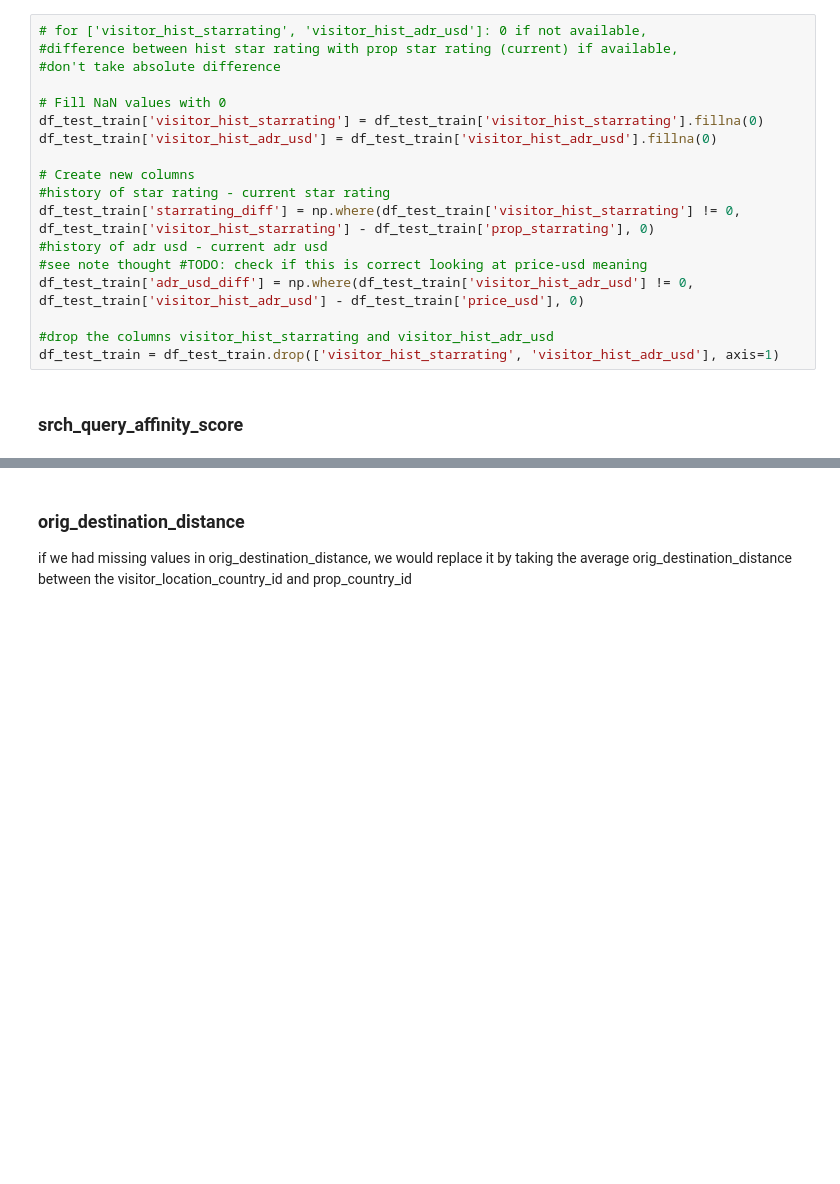
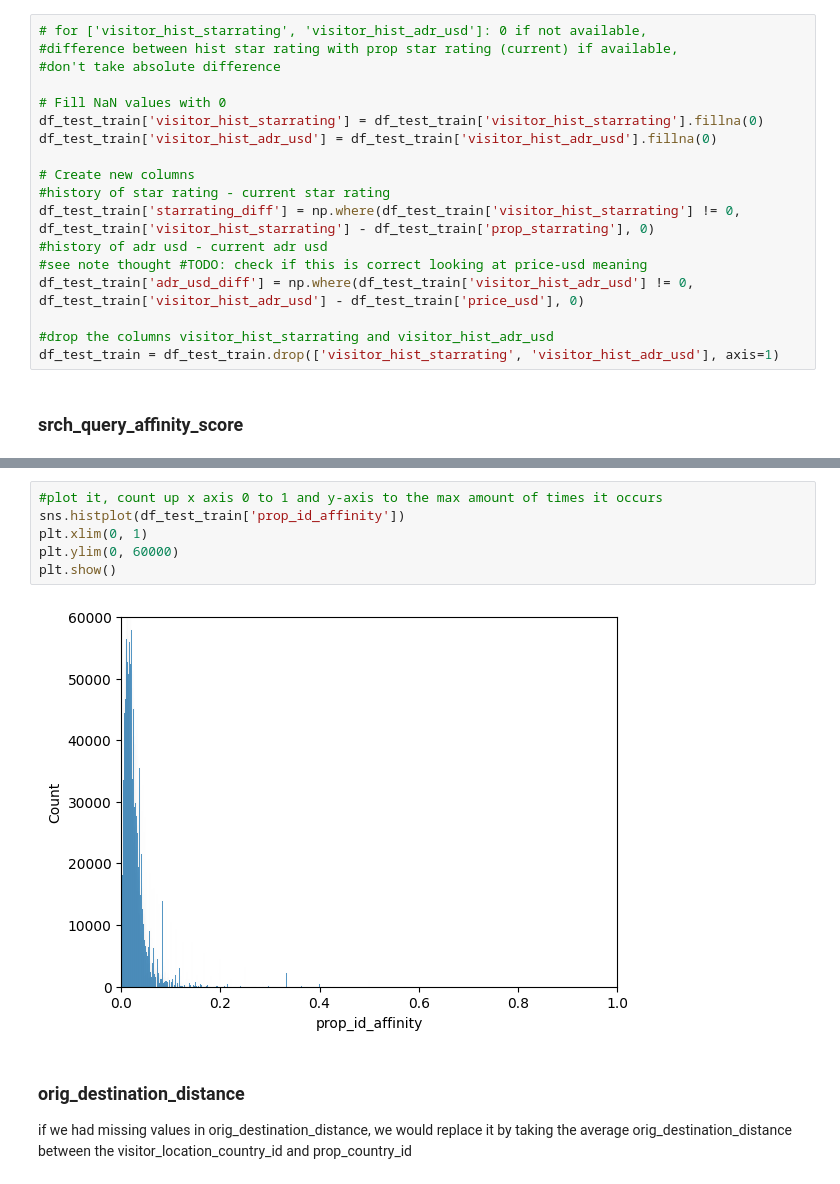
Before and after one commit to jasperlerutte/Data-Mining-2, a Jupyter notebook: feature_engineering/missing_values.ipynb, the cells around one changed output, grey strips where cells are left out. Cells and saved outputs as stored; diff of their text form; blank space fills up the shorter version.

```diff
--- a/feature_engineering/missing_values.ipynb
+++ b/feature_engineering/missing_values.ipynb
@@ -271,3 +302,11 @@ df_test_train = df_test_train.drop(['prop_id_count', 'prop_id_clicks', 'prop_id_
+# %%
+#plot it, count up x axis 0 to 1 and y-axis to the max amount of times it occurs
+sns.histplot(df_test_train['prop_id_affinity'])
+plt.xlim(0, 1)
+plt.ylim(0, 60000)
+plt.show()
+# %% [output]
+[figure, added]
 # %% [markdown]
 ### orig_destination_distance
  if we had missing values in orig_destination_distance, we would replace it by taking the average orig_destination_distance between the visitor_location_country_id and prop_country_id
```
Also changed, not shown: parts of 15 cells of this notebook.
